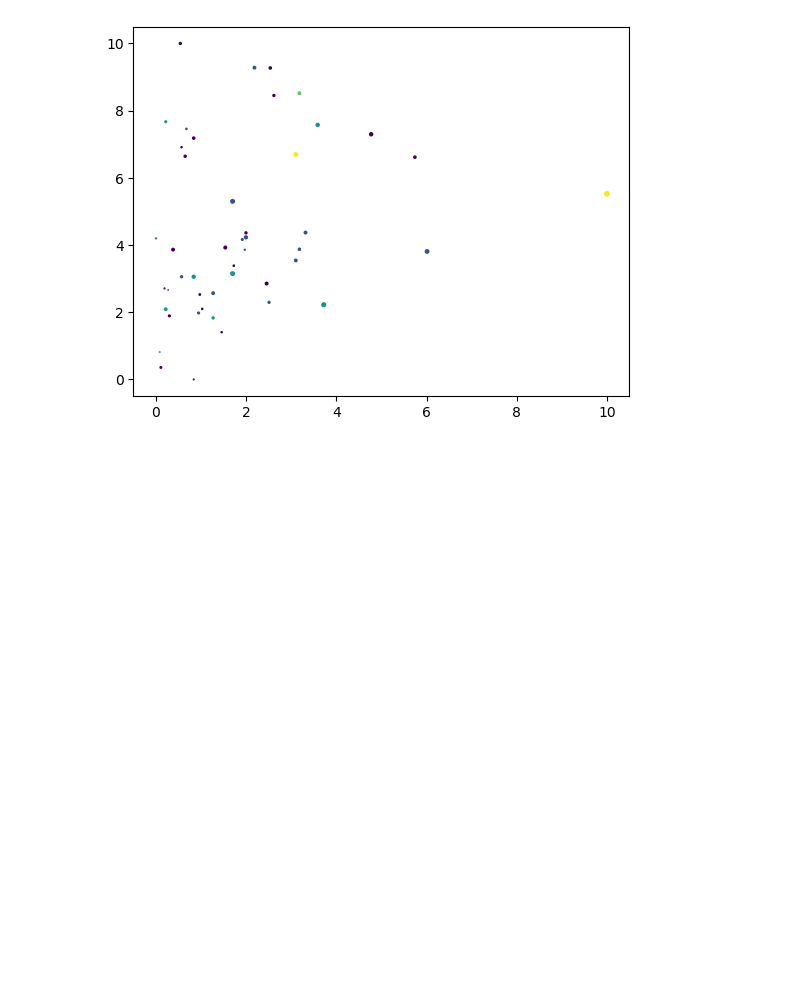
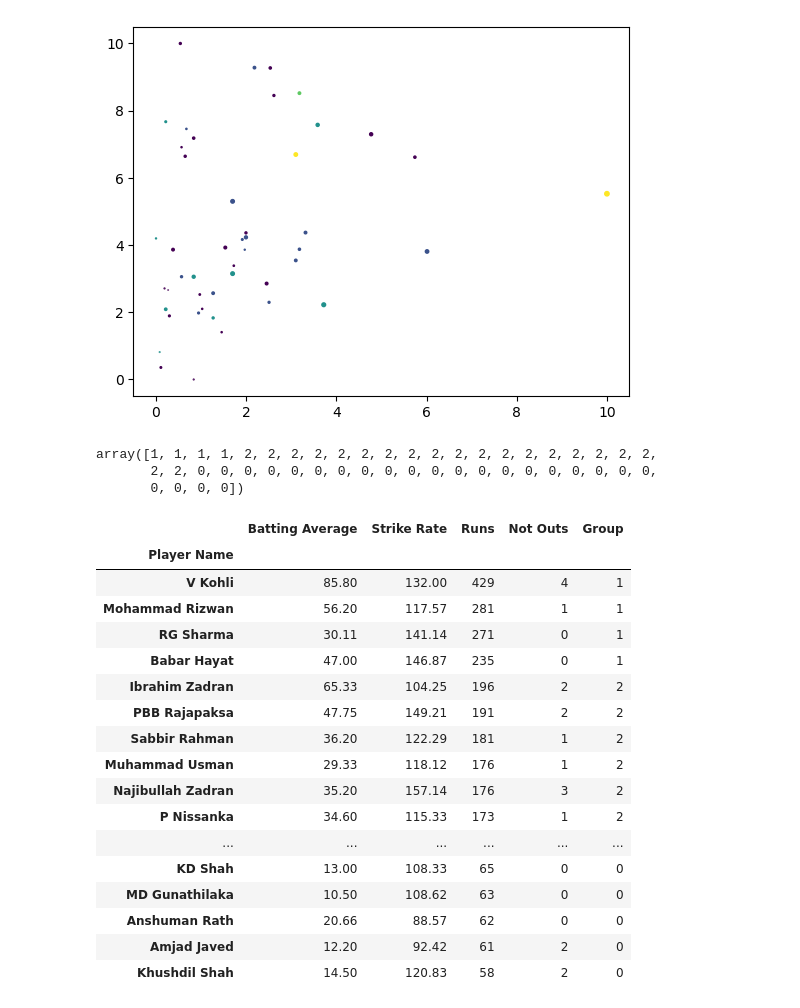
Before and after one commit to Vikaslh/Crick-stat-index-11, a Jupyter notebook: K means.ipynb, the cells around one changed output. Cells and saved outputs as stored; diff of their text form; code cells hidden in the pictures; blank space fills up the shorter version.

```diff
--- a/K means.ipynb
+++ b/K means.ipynb
@@ -101,3 +90,35 @@ plt.scatter(scaled['Runs'],scaled['Strike Rate'],scaled['Batting Average'],scale
 # %% [output]
 <matplotlib.collections.PathCollection at 0x...>
 [figure]
+# %%
+# clustering unscaled dataset
+from sklearn.cluster import KMeans
+km = KMeans(n_clusters=3)
+grp = km.fit_predict(batdf[features])
+grp
+# %% [output]
+array([1, 1, 1, 1, 2, 2, 2, 2, 2, 2, 2, 2, 2, 2, 2, 2, 2, 2, 2, 2, 2, 2,
+       2, 2, 0, 0, 0, 0, 0, 0, 0, 0, 0, 0, 0, 0, 0, 0, 0, 0, 0, 0, 0, 0,
+       0, 0, 0, 0])
+# %%
+batdf['Group'] = grp
+batdf
+# %% [output]
+|  | Batting Average | Strike Rate | Runs | Not Outs | Group |
+| Player Name |  |  |  |  |  |
+| V Kohli | 85.80 | 132.00 | 429 | 4 | 1 |
+| Mohammad Rizwan | 56.20 | 117.57 | 281 | 1 | 1 |
+| RG Sharma | 30.11 | 141.14 | 271 | 0 | 1 |
+| Babar Hayat | 47.00 | 146.87 | 235 | 0 | 1 |
+| Ibrahim Zadran | 65.33 | 104.25 | 196 | 2 | 2 |
+| PBB Rajapaksa | 47.75 | 149.21 | 191 | 2 | 2 |
+| Sabbir Rahman | 36.20 | 122.29 | 181 | 1 | 2 |
+| Muhammad Usman | 29.33 | 118.12 | 176 | 1 | 2 |
+| Najibullah Zadran | 35.20 | 157.14 | 176 | 3 | 2 |
+| P Nissanka | 34.60 | 115.33 | 173 | 1 | 2 |
+| ... | ... | ... | ... | ... | ... |
+| KD Shah | 13.00 | 108.33 | 65 | 0 | 0 |
+| MD Gunathilaka | 10.50 | 108.62 | 63 | 0 | 0 |
+| Anshuman Rath | 20.66 | 88.57 | 62 | 0 | 0 |
+| Amjad Javed | 12.20 | 92.42 | 61 | 2 | 0 |
+| Khushdil Shah | 14.50 | 120.83 | 58 | 2 | 0 |
```
Also changed, not shown: parts of 14 cells of this notebook.
